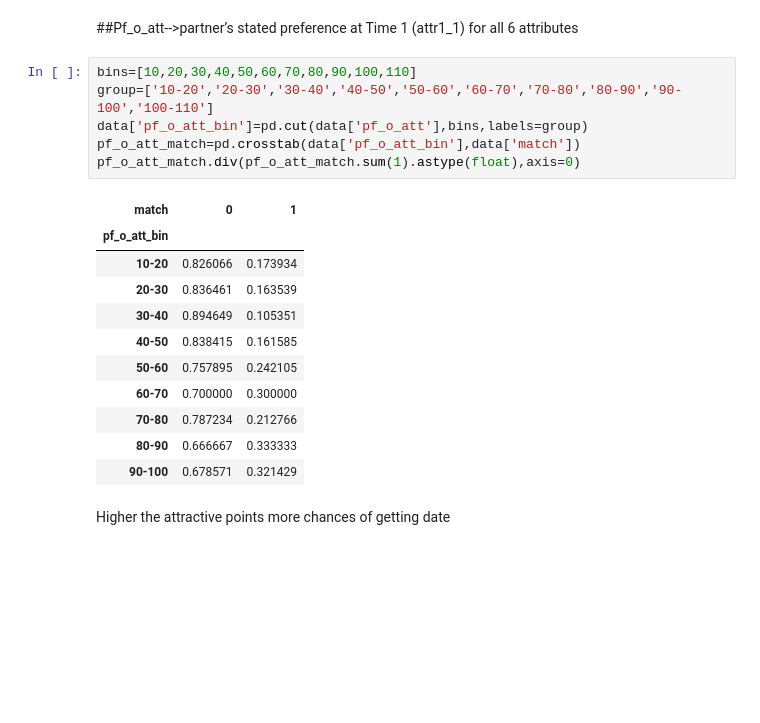
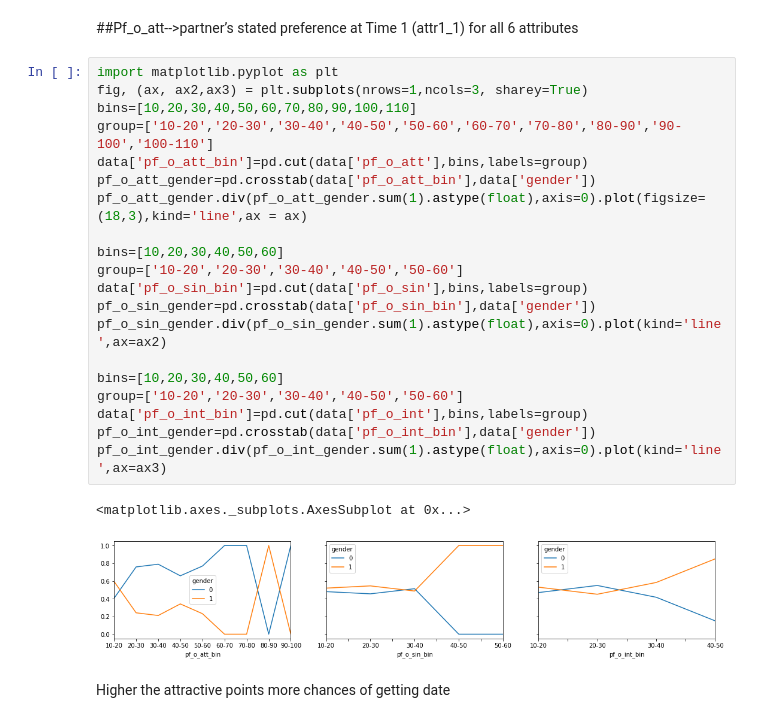
Before and after one commit to ritzz19/Speed_dating, a Jupyter notebook: SPEED_dating.ipynb, the cells around one changed output. Cells and saved outputs as stored; diff of their text form; blank space fills up the shorter version.

```diff
--- a/SPEED_dating.ipynb
+++ b/SPEED_dating.ipynb
@@ -118,23 +165,28 @@ race_o_match.div(race_o_match.sum(1).astype(float),axis=0)
 Partner's race is not a concern to find a match
 # %% [markdown]
 ##Pf_o_att-->partner’s stated preference at Time 1 (attr1_1) for all 6 attributes
-# %%
-bins=[10,20,30,40,50,60,70,80,90,100,110]
-group=['10-20','20-30','30-40','40-50','50-60','60-70','70-80','80-90','90-100','100-110']
-data['pf_o_att_bin']=pd.cut(data['pf_o_att'],bins,labels=group)
-pf_o_att_match=pd.crosstab(data['pf_o_att_bin'],data['match'])
-pf_o_att_match.div(pf_o_att_match.sum(1).astype(float),axis=0)
-# %% [output]
-| match | 0 | 1 |
-| pf_o_att_bin |  |  |
-| 10-20 | 0.826066 | 0.173934 |
-| 20-30 | 0.836461 | 0.163539 |
-| 30-40 | 0.894649 | 0.105351 |
-| 40-50 | 0.838415 | 0.161585 |
-| 50-60 | 0.757895 | 0.242105 |
-| 60-70 | 0.700000 | 0.300000 |
-| 70-80 | 0.787234 | 0.212766 |
-| 80-90 | 0.666667 | 0.333333 |
-| 90-100 | 0.678571 | 0.321429 |
+# %%
+import matplotlib.pyplot as plt
+fig, (ax, ax2,ax3) = plt.subplots(nrows=1,ncols=3, sharey=True)
+bins=[10,20,30,40,50,60,70,80,90,100,110]
+group=['10-20','20-30','30-40','40-50','50-60','60-70','70-80','80-90','90-100','100-110']
+data['pf_o_att_bin']=pd.cut(data['pf_o_att'],bins,labels=group)
+pf_o_att_gender=pd.crosstab(data['pf_o_att_bin'],data['gender'])
+pf_o_att_gender.div(pf_o_att_gender.sum(1).astype(float),axis=0).plot(figsize=(18,3),kind='line',ax = ax)
+
+bins=[10,20,30,40,50,60]
+group=['10-20','20-30','30-40','40-50','50-60']
+data['pf_o_sin_bin']=pd.cut(data['pf_o_sin'],bins,labels=group)
+pf_o_sin_gender=pd.crosstab(data['pf_o_sin_bin'],data['gender'])
+pf_o_sin_gender.div(pf_o_sin_gender.sum(1).astype(float),axis=0).plot(kind='line',ax=ax2)
+
+bins=[10,20,30,40,50,60]
+group=['10-20','20-30','30-40','40-50','50-60']
+data['pf_o_int_bin']=pd.cut(data['pf_o_int'],bins,labels=group)
+pf_o_int_gender=pd.crosstab(data['pf_o_int_bin'],data['gender'])
+pf_o_int_gender.div(pf_o_int_gender.sum(1).astype(float),axis=0).plot(kind='line',ax=ax3)
+# %% [output]
+<matplotlib.axes._subplots.AxesSubplot at 0x...>
+[figure, added]
 # %% [markdown]
 Higher the attractive points more chances of getting date
```
Also changed, not shown: parts of 33 cells of this notebook.
